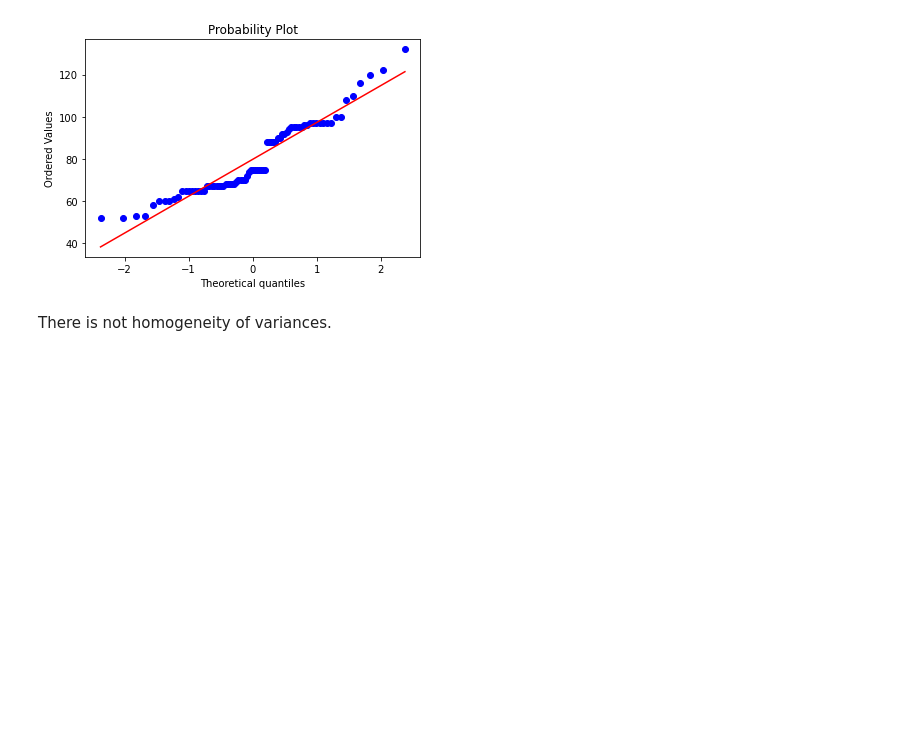
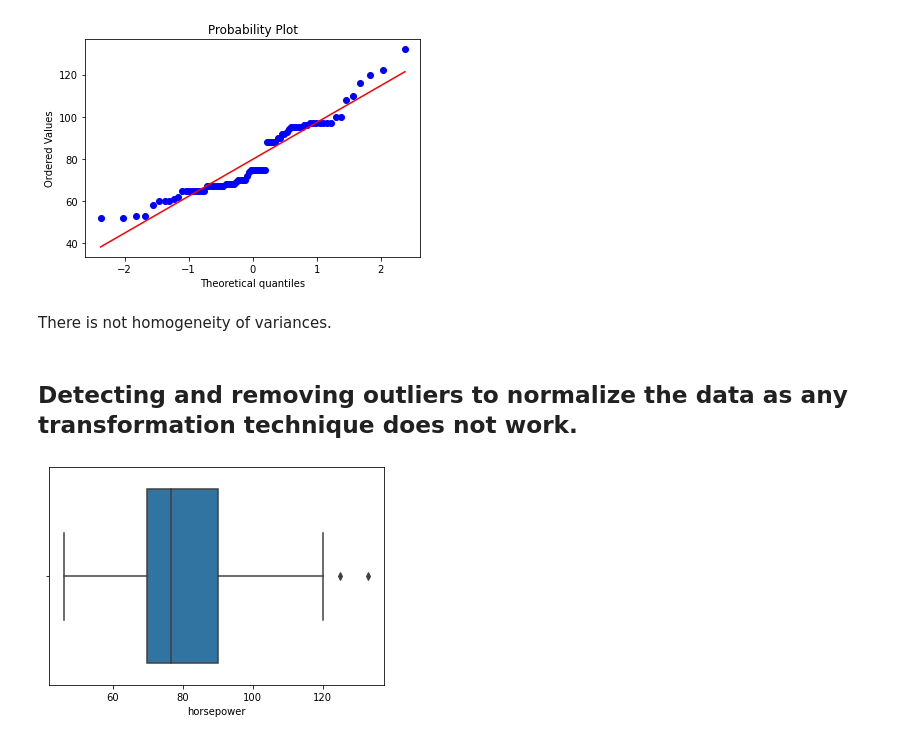
Before and after one commit to elipopovadev/Statistics-for-Data-Analysis-Using-Python, a Jupyter notebook: ANOVA/Test ANOVA assumptions.ipynb, the cells around one changed output. Drawn from its saved outputs; the diff is of its cells as text; code cells hidden in the pictures; blank space fills up the shorter version.

```diff
--- a/ANOVA/Test ANOVA assumptions.ipynb
+++ b/ANOVA/Test ANOVA assumptions.ipynb
@@ -109,3 +110,10 @@ stats.probplot(group3,plot=pylab);
 [figure]
 # %% [markdown]
 There is not homogeneity of variances.
+# %% [markdown]
+## Detecting and removing outliers to normalize the data as any transformation technique does not work.
+# %%
+sns.boxplot(x=group1)
+plt.show()
+# %% [output]
+[figure, added]
```
Also changed, not shown: parts of 22 cells of this notebook.
